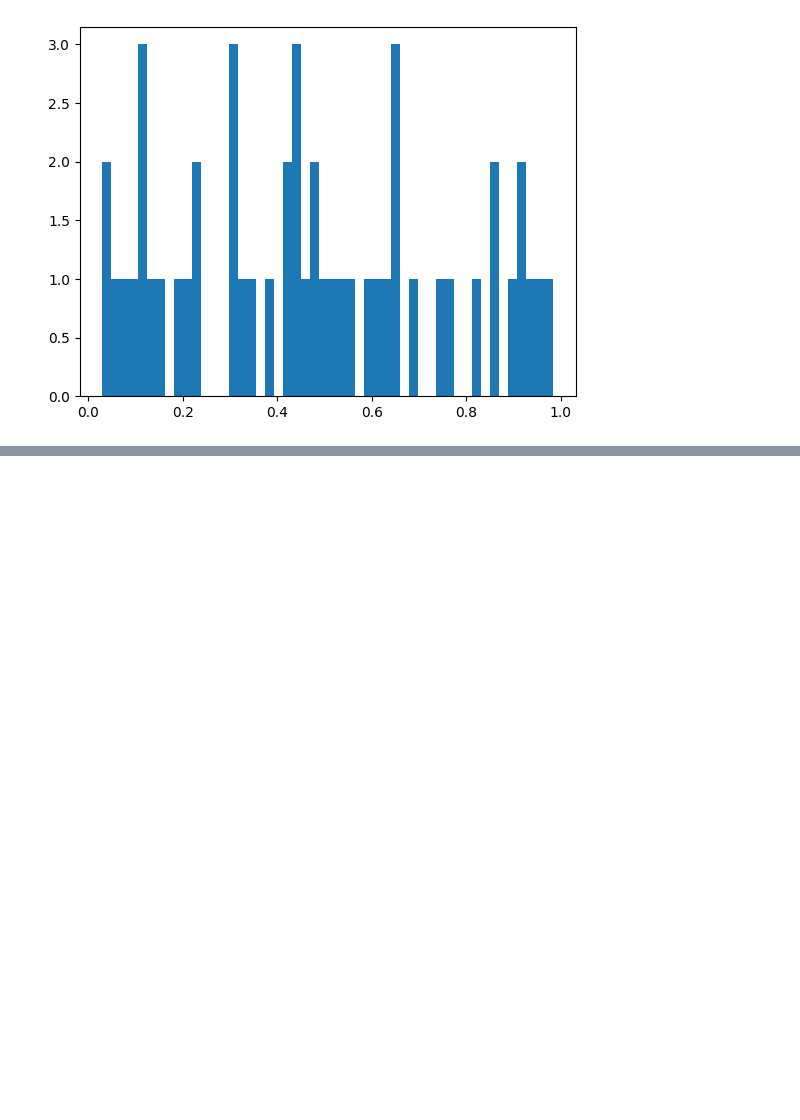
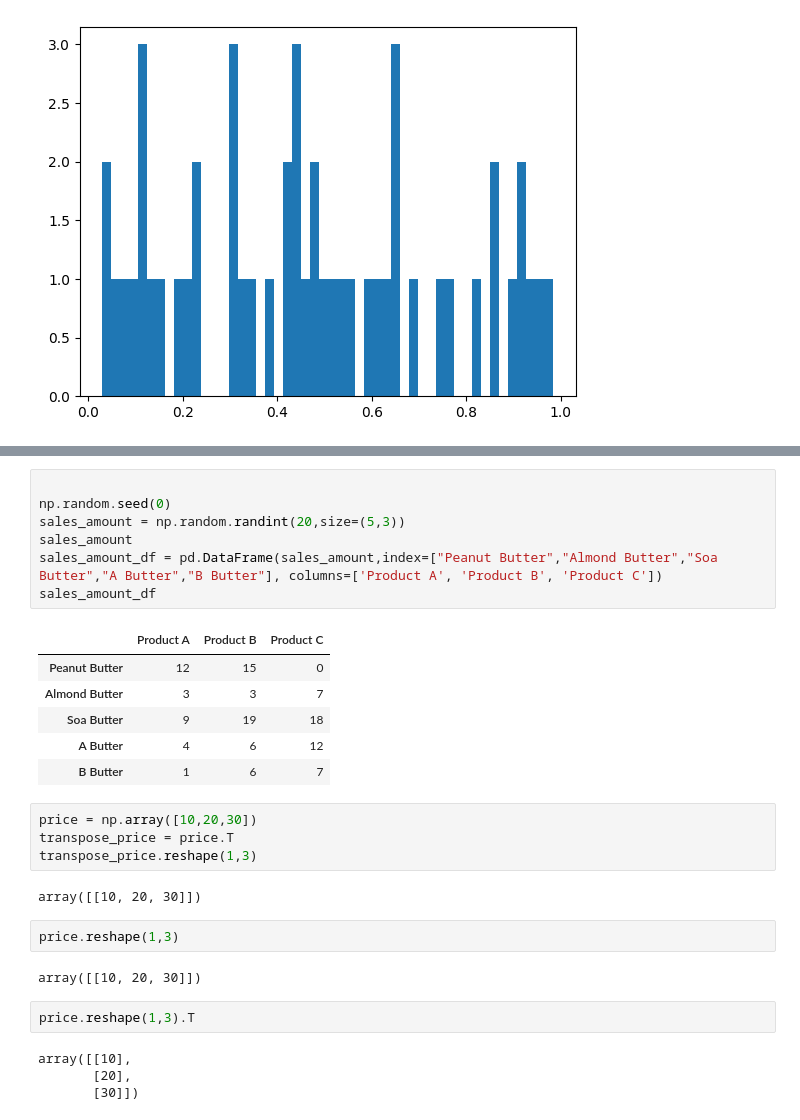
Before and after one commit to abasu1996/intelligentMe, a Jupyter notebook: deeplearning/brainnumpy.ipynb, the cells around one changed output, grey strips where cells are left out. Saved outputs shown, nothing was run; the diff lists cells and outputs as text; blank space fills up the shorter version.

```diff
--- a/deeplearning/brainnumpy.ipynb
+++ b/deeplearning/brainnumpy.ipynb
@@ -559,0 +564,30 @@ plt.show()
+# %%
+
+np.random.seed(0)
+sales_amount = np.random.randint(20,size=(5,3))
+sales_amount
+sales_amount_df = pd.DataFrame(sales_amount,index=["Peanut Butter","Almond Butter","Soa Butter","A Butter","B Butter"], columns=['Product A', 'Product B', 'Product C'])
+sales_amount_df
+# %% [output]
+|  | Product A | Product B | Product C |
+| Peanut Butter | 12 | 15 | 0 |
+| Almond Butter | 3 | 3 | 7 |
+| Soa Butter | 9 | 19 | 18 |
+| A Butter | 4 | 6 | 12 |
+| B Butter | 1 | 6 | 7 |
+# %%
+price = np.array([10,20,30])
+transpose_price = price.T
+transpose_price.reshape(1,3)
+# %% [output]
+array([[10, 20, 30]])
+# %%
+price.reshape(1,3)
+# %% [output]
+array([[10, 20, 30]])
+# %%
+price.reshape(1,3).T
+# %% [output]
+array([[10],
+       [20],
+       [30]])
```
Also changed, not shown: parts of 44 cells of this notebook, 11 other files.
